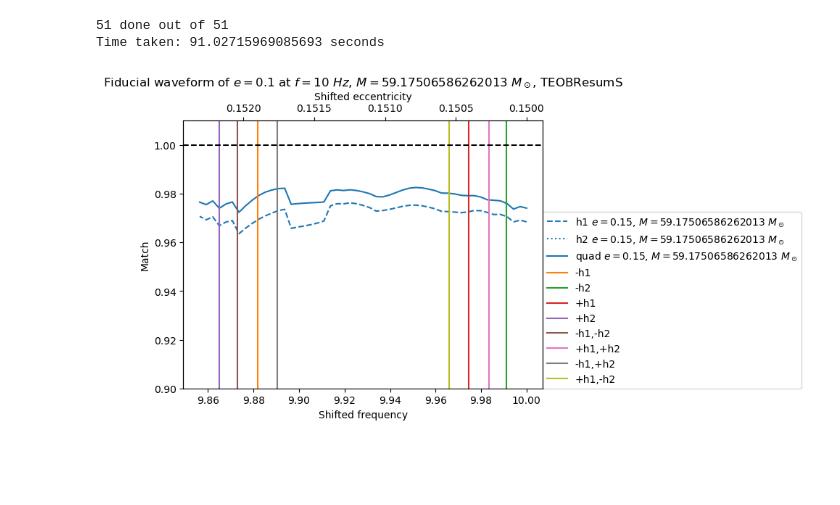
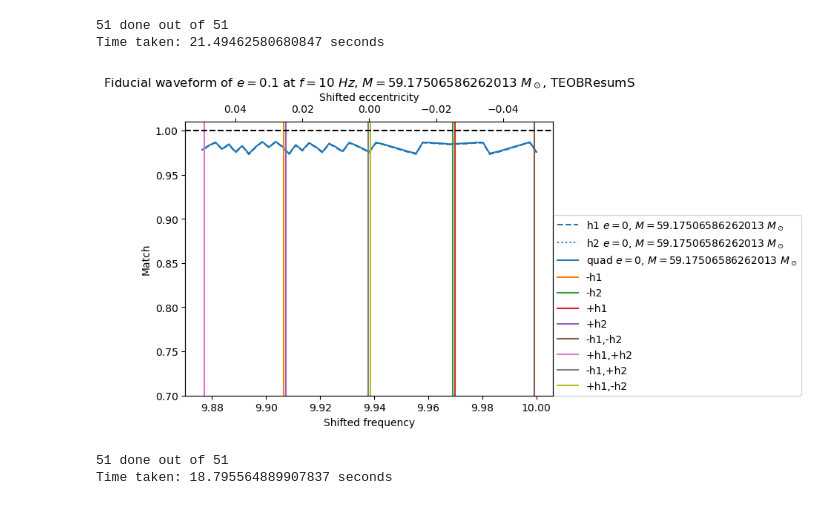
Before and after one commit to BenGPatterson/EccentricBinaries, a Jupyter notebook: notebooks/phase_shifted_frequency.ipynb, the cells around one changed output. Drawn from its saved outputs; the diff is of its cells as text; code cells hidden in the pictures; blank space fills up the shorter version.

```diff
--- a/notebooks/phase_shifted_frequency.ipynb
+++ b/notebooks/phase_shifted_frequency.ipynb
@@ -180,12 +190,27 @@ plot_s_f_quad_match([0.1, chirp2total(24, 2), 2], (0.10, chirp2total(24.50, 2)),
+# %%
+start = time.time()
+dataslot_5 = s_f_quad_match([0.1, chirp2total(24, 2), 2], (0, chirp2total(24, 2)), 51, 10)
+end = time.time()
+print(f'\nTime taken: {end-start} seconds')
+# %% [output]
+51 done out of 51
+Time taken: 21.49462580680847 seconds
+# %%
+plot_s_f_quad_match([0.1, chirp2total(24, 2), 2], (0, chirp2total(24, 2)), dataslot_5, 10, ylims=(0.7,1.01))
+# %% [output]
+[figure, added]
 # %%
 start = time.time()
-dataslot_5 = s_f_quad_match([0.1, chirp2total(24, 2), 2], (0.15, chirp2total(24, 2)), 51, 10)
+dataslot_6 = s_f_quad_match([0.1, chirp2total(24, 2), 2], (0.15, chirp2total(24, 2)), 51, 10)
 end = time.time()
 print(f'\nTime taken: {end-start} seconds')
-# %% [output]
-51 done out of 51
-Time taken: 91.02715969085693 seconds
 # %%
-plot_s_f_quad_match([0.1, chirp2total(24, 2), 2], (0.15, chirp2total(24, 2)), dataslot_5, 10)
+plot_s_f_quad_match([0.1, chirp2total(24, 2), 2], (0.15, chirp2total(24, 2)), dataslot_6, 10)
-# %% [output]
-[figure, removed]
+# %%
+start = time.time()
+dataslot_test = s_f_quad_match([0, chirp2total(24, 2), 2], (0, chirp2total(24, 2)), 51, 10)
+end = time.time()
+print(f'\nTime taken: {end-start} seconds')
+# %% [output]
+51 done out of 51
+Time taken: 18.795564889907837 seconds
```
Also changed, not shown: parts of 16 cells of this notebook.
